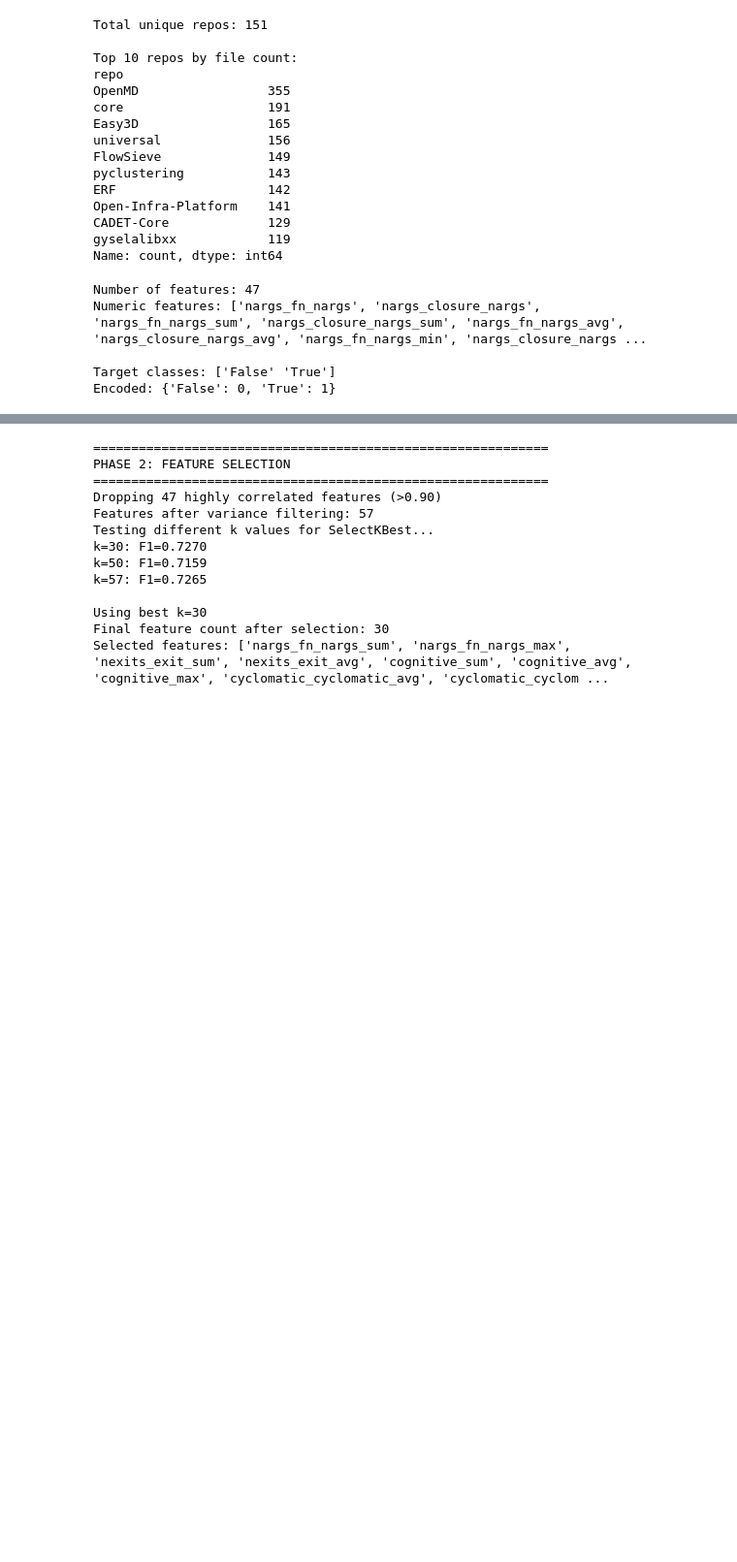
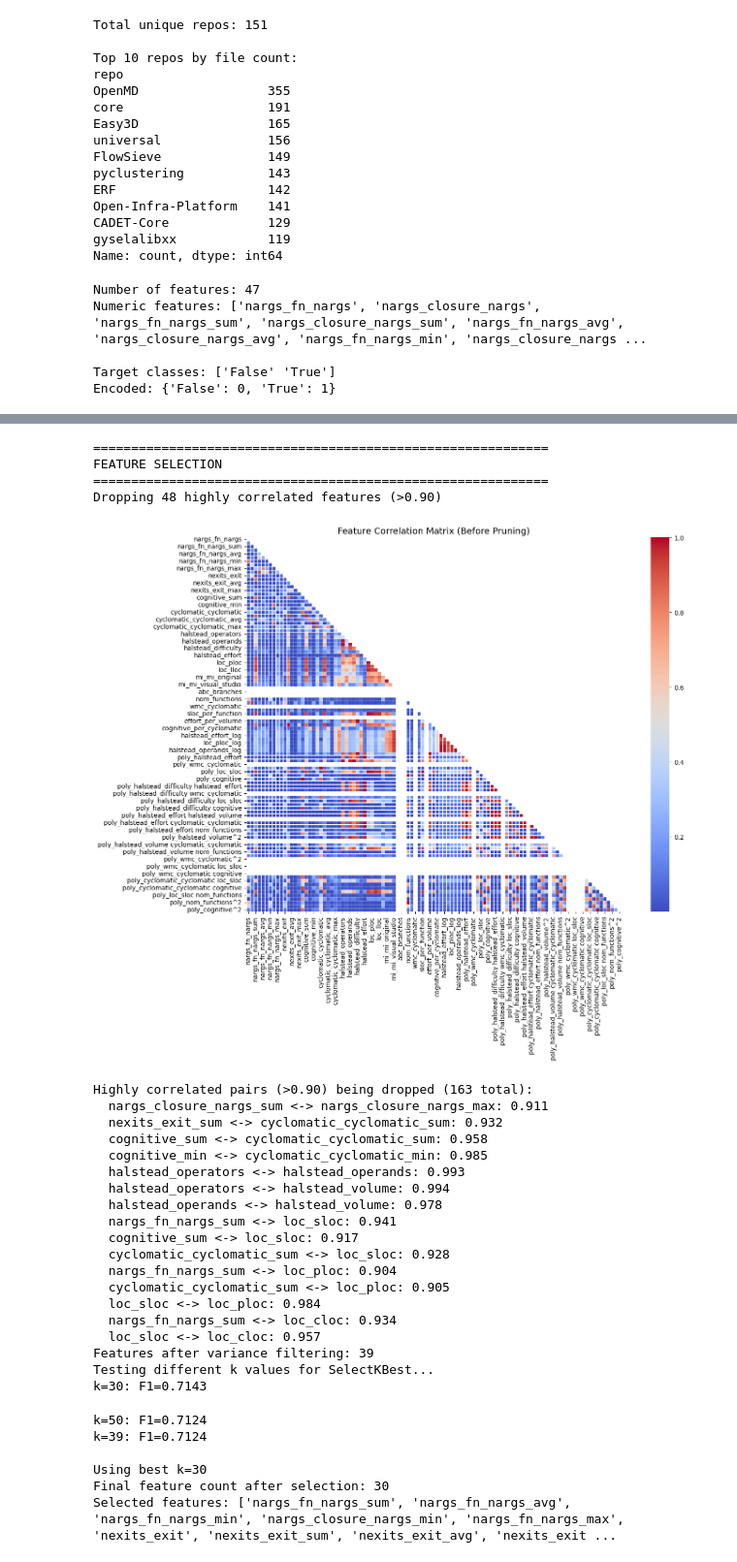
Before and after one commit to ArtLiathain/masters-thesis, a Jupyter notebook: data_analysis/machine_learning/decision_tree.ipynb, the cells around one changed output, grey strips where cells are left out. Shown at 97% size. Cells and saved outputs as stored; diff of their text form; code cells hidden in the pictures; blank space fills up the shorter version.

```diff
--- a/data_analysis/machine_learning/decision_tree.ipynb
+++ b/data_analysis/machine_learning/decision_tree.ipynb
@@ -186,7 +159,7 @@ Enhanced feature count: 107
 # %%
 
 print("\n" + "="*60)
-print("PHASE 2: FEATURE SELECTION")
+print("FEATURE SELECTION")
 print("="*60)
 
 corr_matrix = X_enhanced.corr().abs()
@@ -195,6 +168,26 @@ upper = corr_matrix.where(
 to_drop = [column for column in upper.columns if any(upper[column] > 0.90)]
 print(f"Dropping {len(to_drop)} highly correlated features (>0.90)")
 X_selected = X_enhanced.drop(columns=to_drop)
+
+plt.figure(figsize=(16, 12))
+corr_before = X_enhanced.corr().abs()
+mask = np.triu(np.ones_like(corr_before, dtype=bool))
+sns.heatmap(corr_before, mask=mask, cmap='coolwarm', center=0.5,
+            annot=False, square=True, linewidths=0.5)
+plt.title('Feature Correlation Matrix (Before Pruning)', fontsize=14)
+plt.tight_layout()
+plt.show()
+
+high_corr_pairs = []
+for col in upper.columns:
+    for idx in upper.index:
+        if upper.loc[idx, col] > 0.90:
+            high_corr_pairs.append((idx, col, upper.loc[idx, col]))
+
+print(f"\nHighly correlated pairs (>0.90) being dropped ({
+      len(high_corr_pairs)} total):")
+for f1, f2, corr in high_corr_pairs[:15]:
+    print(f"  {f1} <-> {f2}: {corr:.3f}")
 
 var_thresh = VarianceThreshold(threshold=0.01)
 X_selected = pd.DataFrame(
@@ -218,45 +211,62 @@ with warnings.catch_warnings():
     k_values = [30, 50, min(80, X_selected.shape[1])]
     best_k = 30
     best_score = 0
 
     print("Testing different k values for SelectKBest...")
     for k in k_values:
         selector_test = SelectKBest(f_classif, k=k)
         X_test = selector_test.fit_transform(X_selected, y_encoded)
         rf_test = RandomForestClassifier(
             n_estimators=100, random_state=42, n_jobs=-1)
         scores = cross_val_score(
             rf_test, X_test, y_encoded, cv=cv, scoring='f1')
         if scores.mean() > best_score:
             best_score = scores.mean()
             best_k = k
         print(f"k={k}: F1={scores.mean():.4f}")
 
     print(f"\nUsing best k={best_k}")
     selector = SelectKBest(f_classif, k=best_k)
     X_final = pd.DataFrame(
         selector.fit_transform(X_selected, y_encoded),
         columns=[X_selected.columns[i]
-            for i in selector.get_support(indices=True)],
+                 for i in selector.get_support(indices=True)],
         index=X_selected.index
     )
 
 print(f"Final feature count after selection: {X_final.shape[1]}")
 print(f"Selected features: {list(X_final.columns)}")
 # %% [output]
 ============================================================
-PHASE 2: FEATURE SELECTION
+FEATURE SELECTION
 ============================================================
-Dropping 47 highly correlated features (>0.90)
-Features after variance filtering: 57
-Testing different k values for SelectKBest...
-k=30: F1=0.7270
-k=50: F1=0.7159
-k=57: F1=0.7265
-
-Using best k=30
-Final feature count after selection: 30
-Selected features: ['nargs_fn_nargs_sum', 'nargs_fn_nargs_max', 'nexits_exit_sum', 'nexits_exit_avg', 'cognitive_sum', 'cognitive_avg', 'cognitive_max', 'cyclomatic_cyclomatic_avg', 'cyclomatic_cyclom ...
+Dropping 48 highly correlated features (>0.90)
+[figure, added]
+Highly correlated pairs (>0.90) being dropped (163 total):
+  nargs_closure_nargs_sum <-> nargs_closure_nargs_max: 0.911
+  nexits_exit_sum <-> cyclomatic_cyclomatic_sum: 0.932
+  cognitive_sum <-> cyclomatic_cyclomatic_sum: 0.958
+  cognitive_min <-> cyclomatic_cyclomatic_min: 0.985
+  halstead_operators <-> halstead_operands: 0.993
+  halstead_operators <-> halstead_volume: 0.994
+  halstead_operands <-> halstead_volume: 0.978
+  nargs_fn_nargs_sum <-> loc_sloc: 0.941
+  cognitive_sum <-> loc_sloc: 0.917
+  cyclomatic_cyclomatic_sum <-> loc_sloc: 0.928
+  nargs_fn_nargs_sum <-> loc_ploc: 0.904
+  cyclomatic_cyclomatic_sum <-> loc_ploc: 0.905
+  loc_sloc <-> loc_ploc: 0.984
+  nargs_fn_nargs_sum <-> loc_cloc: 0.934
+  loc_sloc <-> loc_cloc: 0.957
+Features after variance filtering: 39
+Testing different k values for SelectKBest...
+k=30: F1=0.7143
+k=50: F1=0.7124
+k=39: F1=0.7124
+
+Using best k=30
+Final feature count after selection: 30
+Selected features: ['nargs_fn_nargs_sum', 'nargs_fn_nargs_avg', 'nargs_fn_nargs_min', 'nargs_closure_nargs_min', 'nargs_fn_nargs_max', 'nexits_exit', 'nexits_exit_sum', 'nexits_exit_avg', 'nexits_exit ...
 # %%
 
 print("\n" + "="*60)
```
Also changed, not shown: parts of 13 cells of this notebook, 32 other files.
